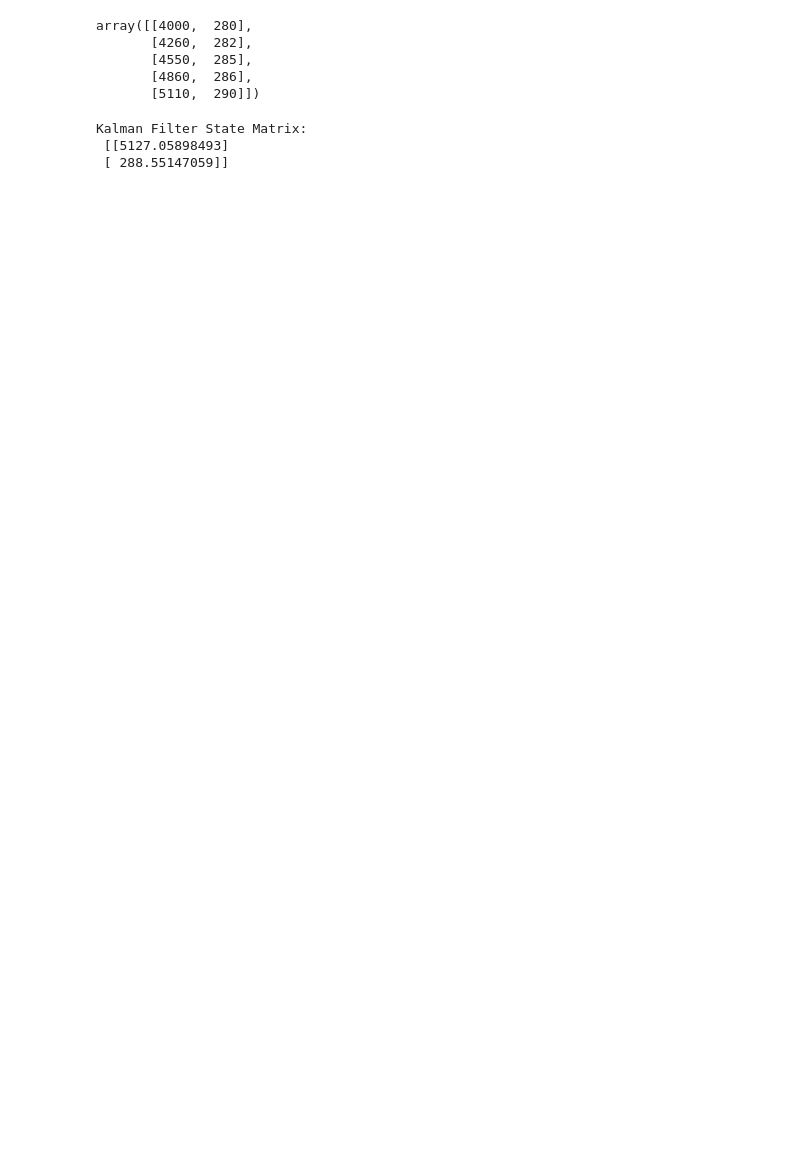
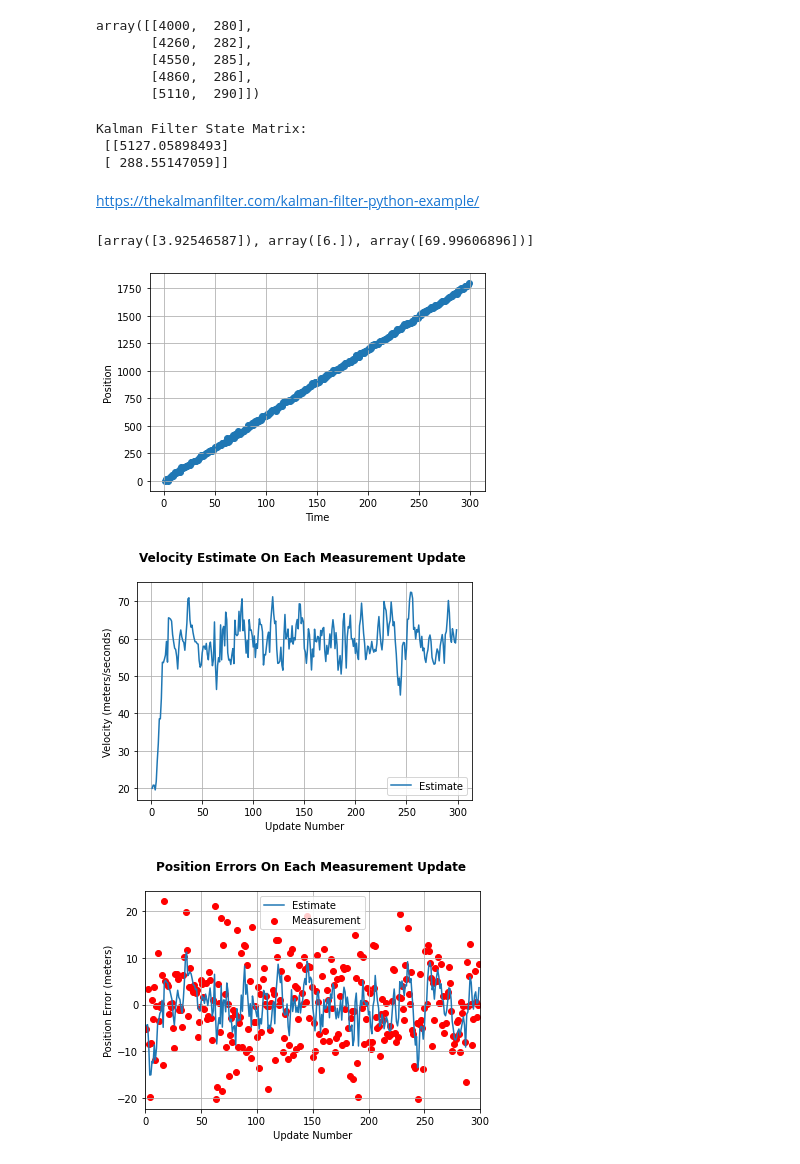
Before and after one commit to webclinic017/cdcqr-1, a Jupyter notebook: cdcqr/analytics/derivatives/vol_fitting/smoothing/kalman-filter.ipynb, the cells around one changed output. Cells and saved outputs as stored; diff of their text form; code cells hidden in the pictures; blank space fills up the shorter version.

Commit message:
cumsum and kalman

```diff
--- a/cdcqr/analytics/derivatives/vol_fitting/smoothing/kalman-filter.ipynb
+++ b/cdcqr/analytics/derivatives/vol_fitting/smoothing/kalman-filter.ipynb
@@ -84,3 +84,5 @@ print("Kalman Filter State Matrix:\n", X)
 Kalman Filter State Matrix:
  [[5127.05898493]
  [ 288.55147059]]
+# %% [markdown]
+https://thekalmanfilter.com/kalman-filter-python-example/
@@ -86,0 +93,16 @@ Kalman Filter State Matrix:
+# %%
+def getMeasurement(updateNumber):
+    if updateNumber == 1:
+        getMeasurement.currentPosition = 0
+        getMeasurement.currentVelocity = 60 # m/s
+    dt = 0.1
+    w = 8 * np.random.randn(1)
+    v = 8 * np.random.randn(1)
+    z = getMeasurement.currentPosition + getMeasurement.currentVelocity*dt + v
+    getMeasurement.currentPosition = z - v
+    getMeasurement.currentVelocity = 60 + w
+    return [z, getMeasurement.currentPosition, getMeasurement.currentVelocity]
+# %%
+getMeasurement(1)
+# %% [output]
+[array([3.92546587]), array([6.]), array([69.99606896])]
@@ -86,0 +165,30 @@ Kalman Filter State Matrix:
+# %%
+t = testFilter()
+plot1 = plt.figure(1)
+plt.scatter(t[0], t[1])
+plt.plot(t[0], t[2])
+plt.ylabel('Position')
+plt.xlabel('Time')
+plt.grid(True)
+plot2 = plt.figure(2)
+plt.plot(t[0], t[3])
+plt.ylabel('Velocity (meters/seconds)')
+plt.xlabel('Update Number')
+plt.title('Velocity Estimate On Each Measurement Update \n', fontweight="bold")
+plt.legend(['Estimate'])
+plt.grid(True)
+plot3 = plt.figure(3)
+plt.scatter(t[0], t[4], color = 'red')
+plt.plot(t[0], t[5])
+plt.legend(['Estimate', 'Measurement'])
+plt.title('Position Errors On Each Measurement Update \n', fontweight="bold")
+#plt.plot(t[0], t[6])
+plt.ylabel('Position Error (meters)')
+plt.xlabel('Update Number')
+plt.grid(True)
+plt.xlim([0, 300])
+plt.show()
+# %% [output]
+[figure, added]
+[figure, added]
+[figure, added]
```
Also changed, not shown: parts of 2 cells of this notebook, 8 other files.
